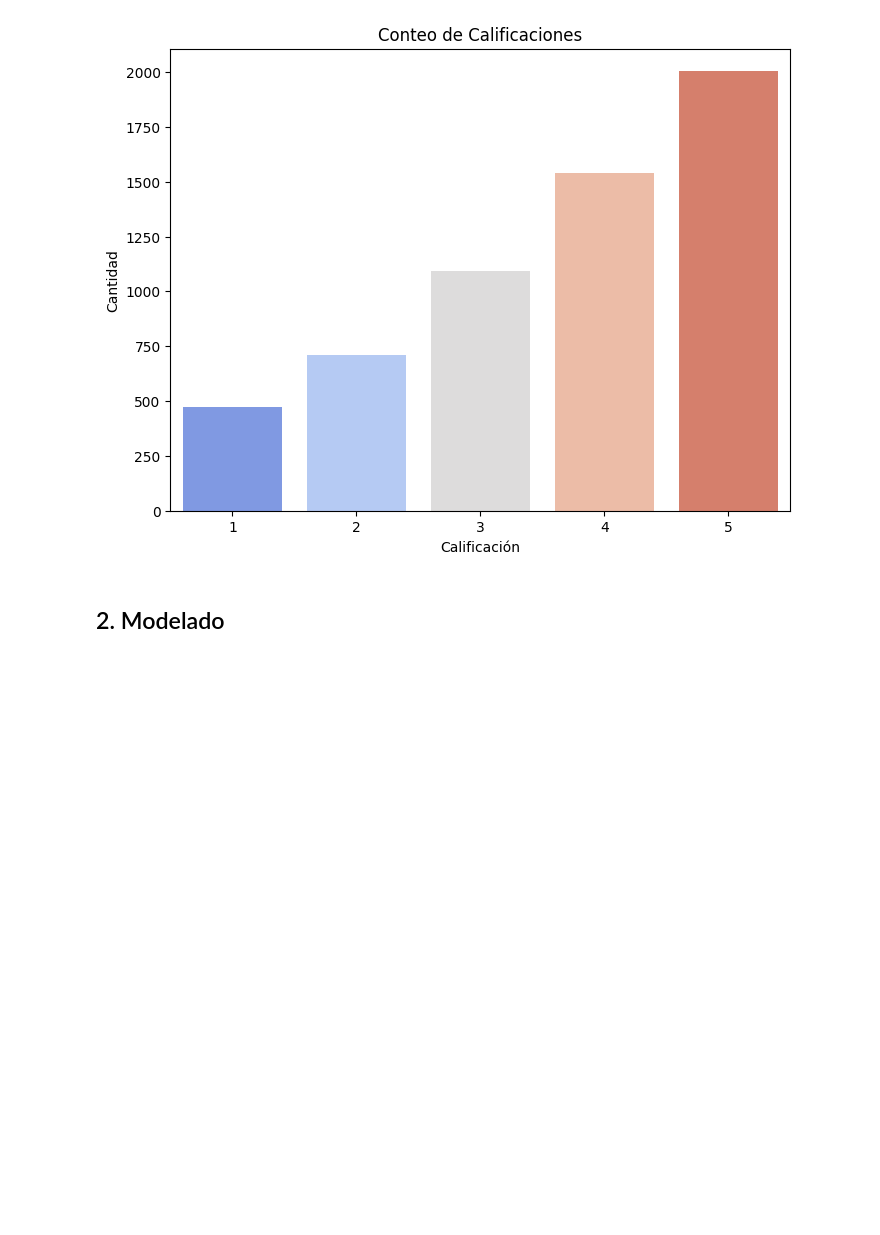
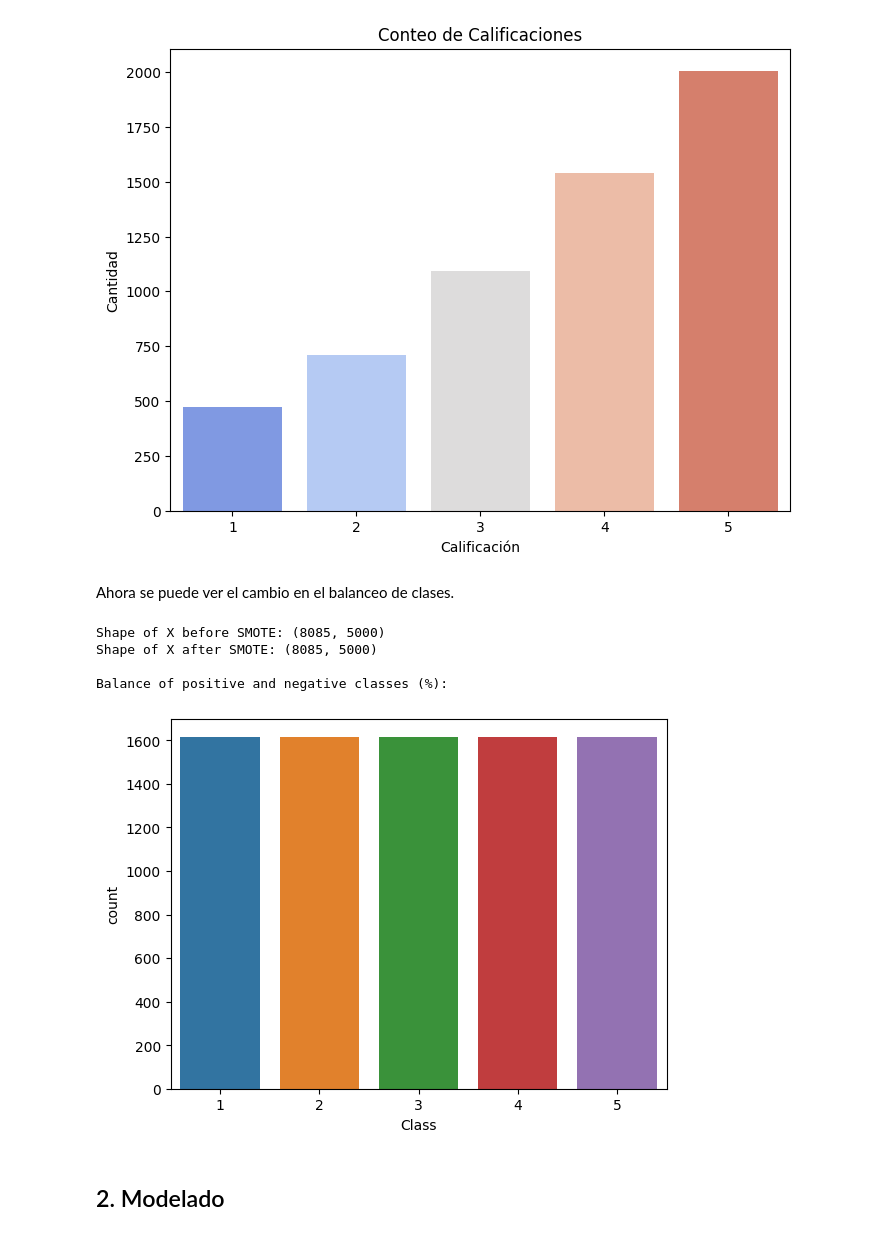
Before and after one commit to BI-Grupo36/Proyecto1_Etapa1, a Jupyter notebook: Proyecto1_Etapa1.ipynb, the cells around one changed output. Saved outputs shown, nothing was run; the diff lists cells and outputs as text; code cells hidden in the pictures; blank space fills up the shorter version.

```diff
--- a/Proyecto1_Etapa1.ipynb
+++ b/Proyecto1_Etapa1.ipynb
@@ -549,20 +555,27 @@ plt.ylabel('Cantidad')
 plt.show()
 # %% [output]
 [figure]
+# %% [markdown]
+Ahora se puede ver el cambio en el balanceo de clases.
 # %%
-# #import SMOTE
-# from imblearn.over_sampling import SMOTE
-# sampler = SMOTE(random_state=0)
-# X_sm, Y_sm = sampler.fit_resample(X_train_v_normal,y_train)
+#SMOTE para stemming
+sampler = SMOTE(random_state=0)
+X_sm, Y_sm = sampler.fit_resample(X_train_v,y_train_s)
 
-# print(f'''Shape of X before SMOTE: {X_train_v_normal.shape}
-# Shape of X after SMOTE: {X_sm.shape}''')
-# print("\nBalance of positive and negative classes (%):")
-# Y_sm.value_counts(normalize=True)*100
-# ax = sns.countplot(x=Y_sm)
+print(f'''Shape of X before SMOTE: {X_train_v.shape}
+Shape of X after SMOTE: {X_sm.shape}''')
+print("\nBalance of positive and negative classes (%):")
+Y_sm.value_counts(normalize=True)*100
+ax = sns.countplot(x=Y_sm)
 
-# X_train_v_normal = X_sm
-# y_train = Y_sm
+X_train_v_balanced = X_sm
+y_train_s_balanced = Y_sm
+# %% [output]
+Shape of X before SMOTE: (8085, 5000)
+Shape of X after SMOTE: (8085, 5000)
+
+Balance of positive and negative classes (%):
+[figure, added]
 # %% [markdown]
 ## 2. Modelado
 # %% [markdown]
```
Also changed, not shown: parts of 13 cells of this notebook.
